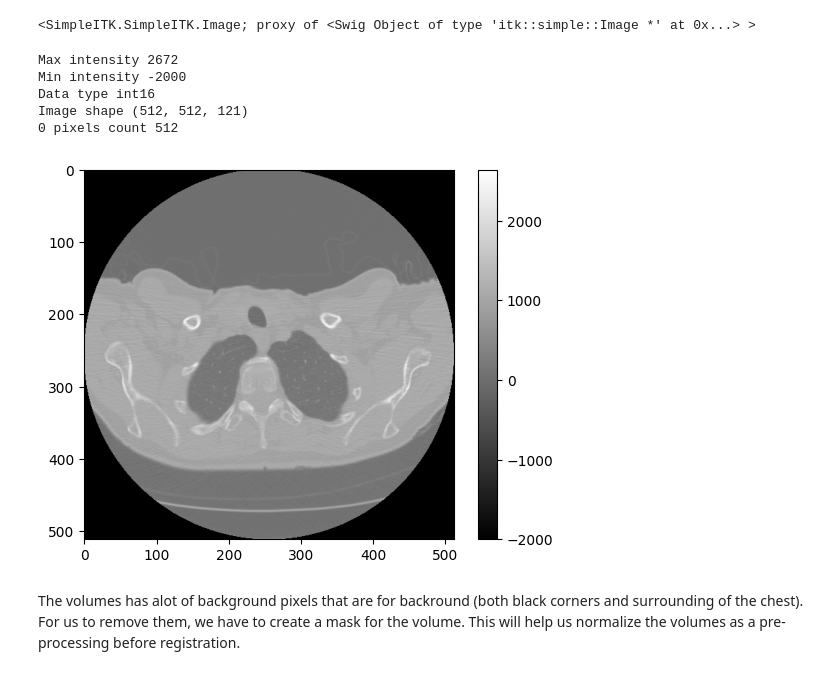
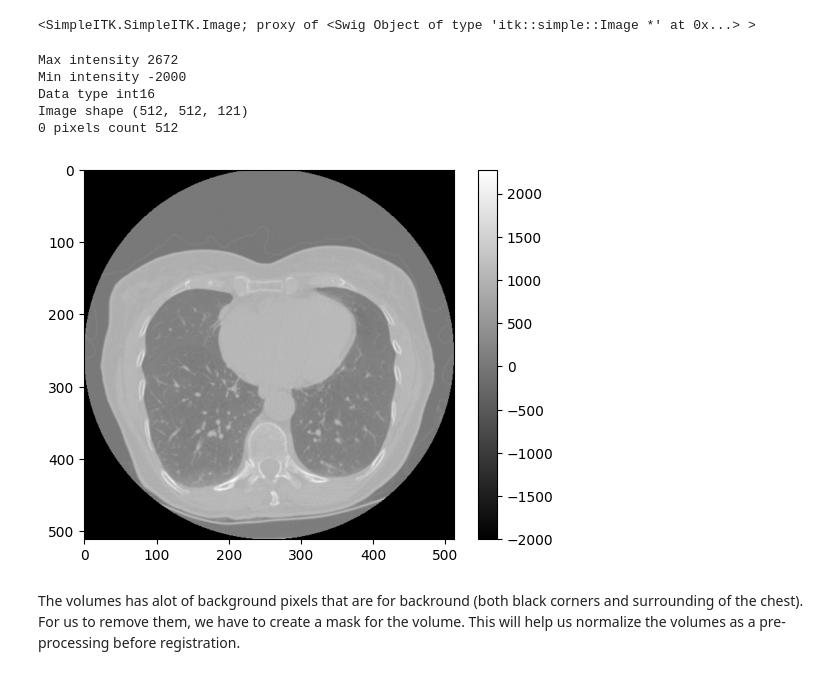
Before and after one commit to abdel-habib/COPDgene-CT-registration, a Jupyter notebook: notebooks/2_EDA.ipynb, the cells around one changed output. Saved outputs shown, nothing was run; the diff lists cells and outputs as text; code cells hidden in the pictures.

```diff
--- a/notebooks/2_EDA.ipynb
+++ b/notebooks/2_EDA.ipynb
@@ -48,23 +48,26 @@ copd1_eBHCT
 # %%
 copd1_eBHCT_img = sitk.GetArrayFromImage(copd1_eBHCT)
 copd1_eBHCT_img = np.transpose(copd1_eBHCT_img, (1, 2, 0))
+# copd1_eBHCT_img = np.moveaxis(copd1_eBHCT_img, [0,1,2], [2,1,0])
+
+
 
 print("Max intensity", copd1_eBHCT_img.max())
 print("Min intensity", copd1_eBHCT_img.min())
 print("Data type", copd1_eBHCT_img.dtype)
 print("Image shape", copd1_eBHCT_img.shape)
 print("0 pixels count",  len(copd1_eBHCT_img == 0))
 
-plt.imshow(copd1_eBHCT_img[:,:,10], cmap='gray')
+plt.imshow(copd1_eBHCT_img[:,:,80], cmap='gray')
 plt.colorbar()
 plt.show()
 # %% [output]
 Max intensity 2672
 Min intensity -2000
 Data type int16
 Image shape (512, 512, 121)
 0 pixels count 512
-[figure, old version]
+[figure, new version]
 # %% [markdown]
 The volumes has alot of background pixels that are for backround (both black corners and surrounding of the chest). For us to remove them, we have to create a mask for the volume. This will help us normalize the volumes as a pre-processing before registration.
 # %%
```
Also changed, not shown: parts of 5 cells of this notebook, 3 other files.
